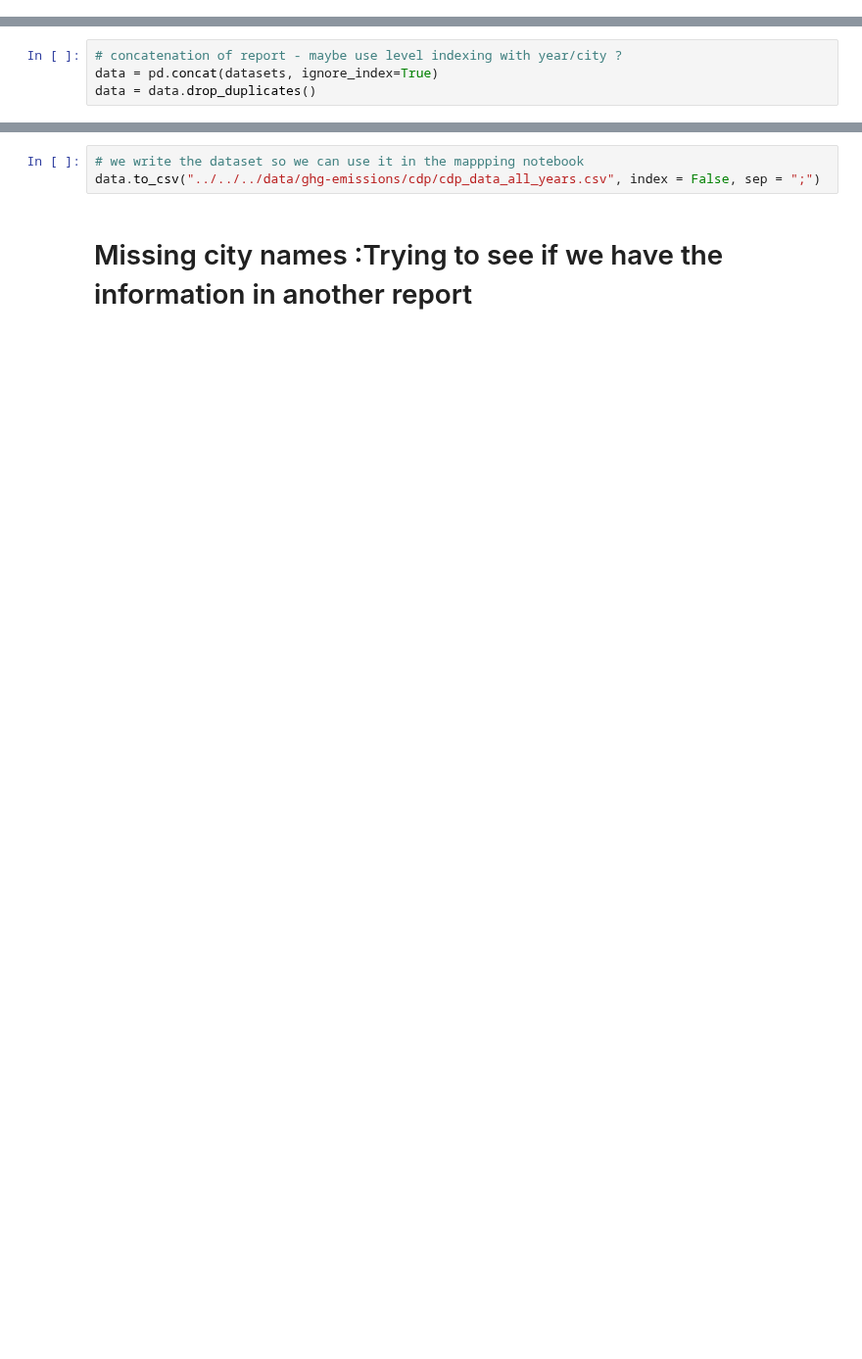
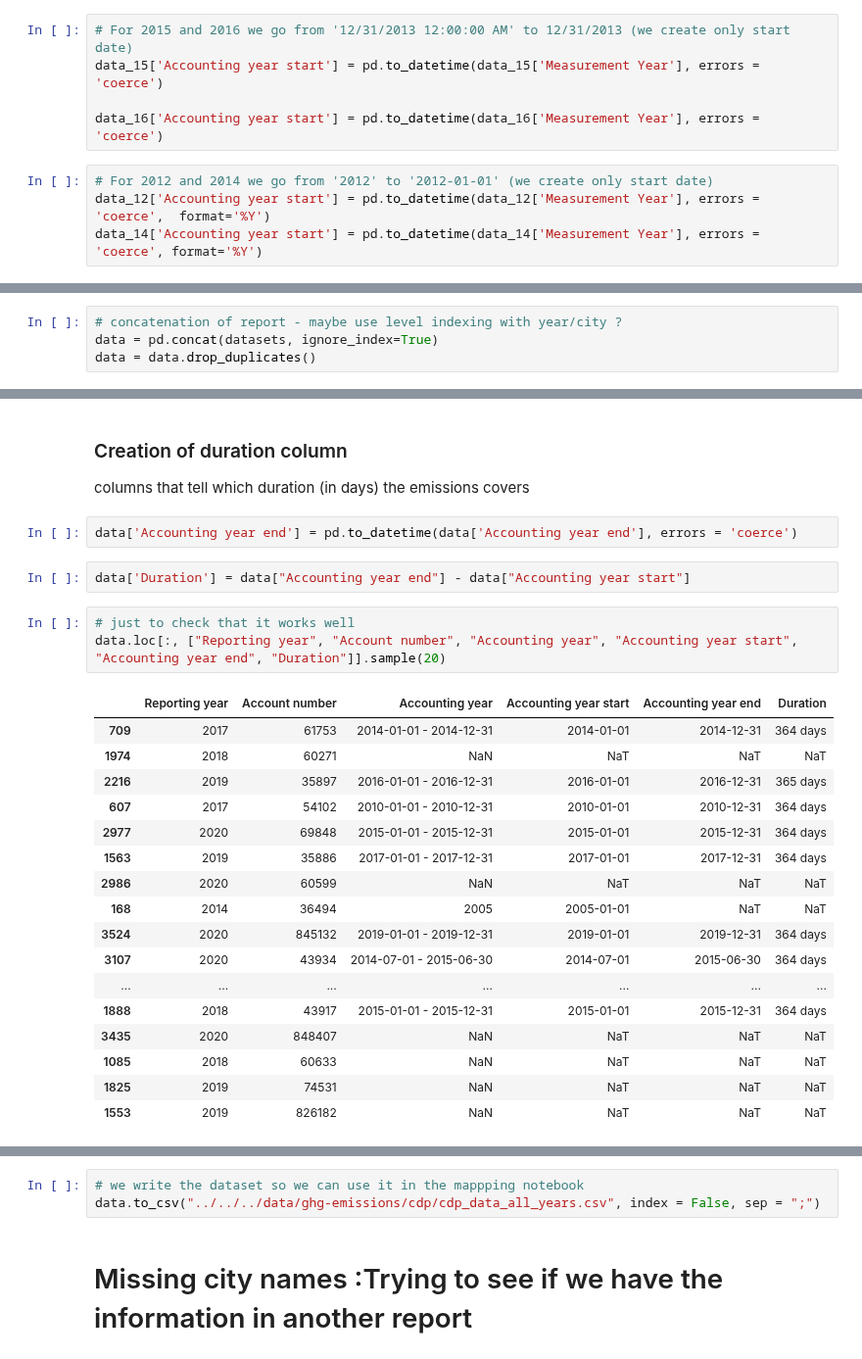
Before and after one commit to OpenGeoScales/ogs-data-exploration, a Jupyter notebook: notebooks/ghg-emissions/cdp/cdp-notebook.ipynb, the cells around one changed output, grey strips where cells are left out. Shown at 98% size. Saved outputs shown, nothing was run; the diff lists cells and outputs as text; blank space fills up the shorter version.

```diff
--- a/notebooks/ghg-emissions/cdp/cdp-notebook.ipynb
+++ b/notebooks/ghg-emissions/cdp/cdp-notebook.ipynb
@@ -54,3 +79,12 @@ cols_mapping = pd.read_excel("../../../data/ghg-emissions/cdp/columns_mapping.xl
+# %%
+# For 2015 and 2016 we go from '12/31/2013 12:00:00 AM' to 12/31/2013 (we create only start date)
+data_15['Accounting year start'] = pd.to_datetime(data_15['Measurement Year'], errors = 'coerce')
+
+data_16['Accounting year start'] = pd.to_datetime(data_16['Measurement Year'], errors = 'coerce')
+# %%
+# For 2012 and 2014 we go from '2012' to '2012-01-01' (we create only start date)
+data_12['Accounting year start'] = pd.to_datetime(data_12['Measurement Year'], errors = 'coerce',  format='%Y')
+data_14['Accounting year start'] = pd.to_datetime(data_14['Measurement Year'], errors = 'coerce', format='%Y')
 # %% [markdown]
 # Stacking all the reports
 
@@ -151,0 +172,28 @@ The dataset has 2929 rows and 47 columns
+# %% [markdown]
+### Creation of duration column
+columns that tell which duration (in days) the emissions covers
+# %%
+data['Accounting year end'] = pd.to_datetime(data['Accounting year end'], errors = 'coerce')
+# %%
+data['Duration'] = data["Accounting year end"] - data["Accounting year start"]
+# %%
+# just to check that it works well
+data.loc[:, ["Reporting year", "Account number", "Accounting year", "Accounting year start", "Accounting year end", "Duration"]].sample(20)
+# %% [output]
+|  | Reporting year | Account number | Accounting year | Accounting year start | Accounting year end | Duration |
+| 709 | 2017 | 61753 | 2014-01-01 - 2014-12-31 | 2014-01-01 | 2014-12-31 | 364 days |
+| 1974 | 2018 | 60271 | NaN | NaT | NaT | NaT |
+| 2216 | 2019 | 35897 | 2016-01-01 - 2016-12-31 | 2016-01-01 | 2016-12-31 | 365 days |
+| 607 | 2017 | 54102 | 2010-01-01 - 2010-12-31 | 2010-01-01 | 2010-12-31 | 364 days |
+| 2977 | 2020 | 69848 | 2015-01-01 - 2015-12-31 | 2015-01-01 | 2015-12-31 | 364 days |
+| 1563 | 2019 | 35886 | 2017-01-01 - 2017-12-31 | 2017-01-01 | 2017-12-31 | 364 days |
+| 2986 | 2020 | 60599 | NaN | NaT | NaT | NaT |
+| 168 | 2014 | 36494 | 2005 | 2005-01-01 | NaT | NaT |
+| 3524 | 2020 | 845132 | 2019-01-01 - 2019-12-31 | 2019-01-01 | 2019-12-31 | 364 days |
+| 3107 | 2020 | 43934 | 2014-07-01 - 2015-06-30 | 2014-07-01 | 2015-06-30 | 364 days |
+| ... | ... | ... | ... | ... | ... | ... |
+| 1888 | 2018 | 43917 | 2015-01-01 - 2015-12-31 | 2015-01-01 | 2015-12-31 | 364 days |
+| 3435 | 2020 | 848407 | NaN | NaT | NaT | NaT |
+| 1085 | 2018 | 60633 | NaN | NaT | NaT | NaT |
+| 1825 | 2019 | 74531 | NaN | NaT | NaT | NaT |
+| 1553 | 2019 | 826182 | NaN | NaT | NaT | NaT |
```
Also changed, not shown: parts of 51 cells of this notebook, 4 other files.
